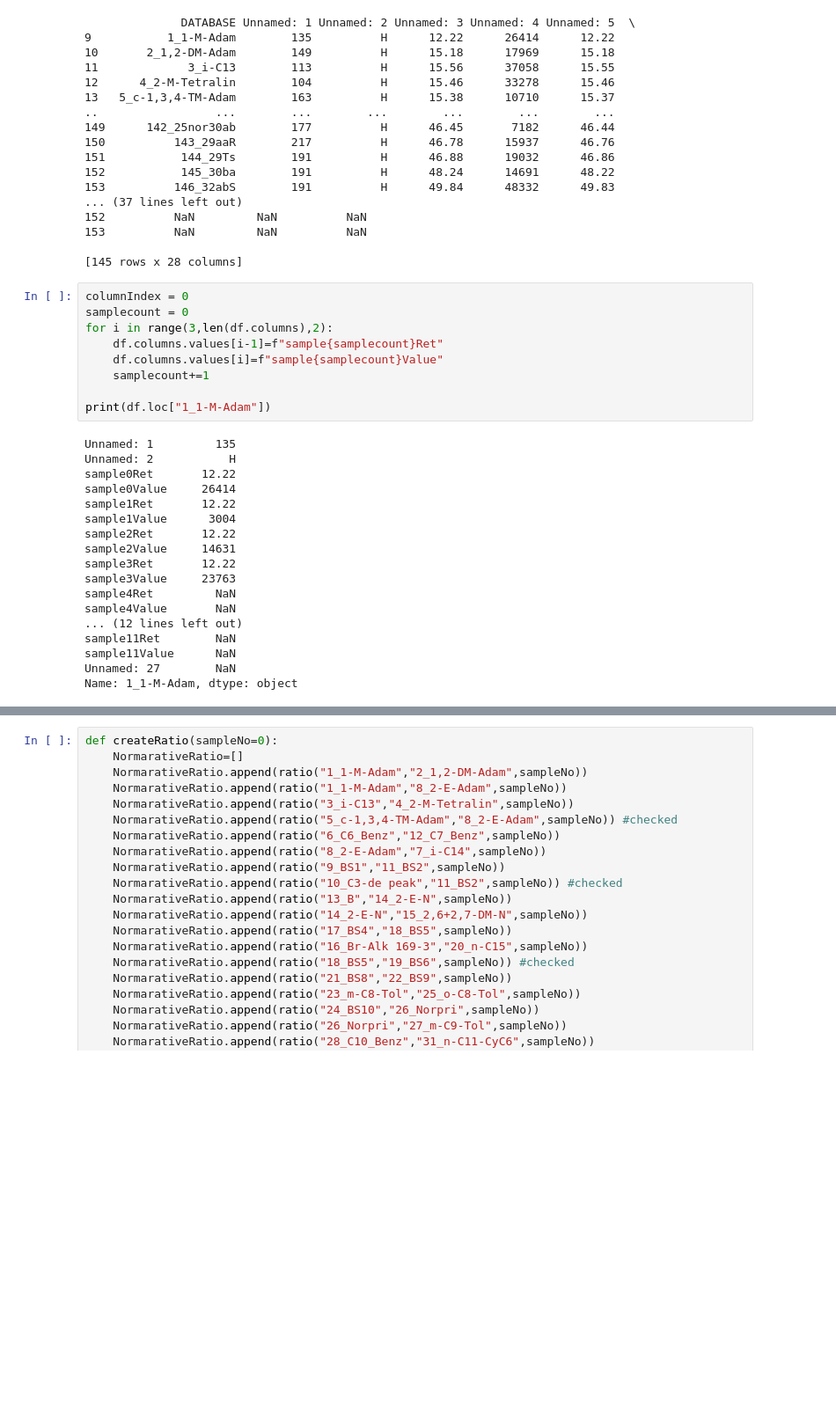
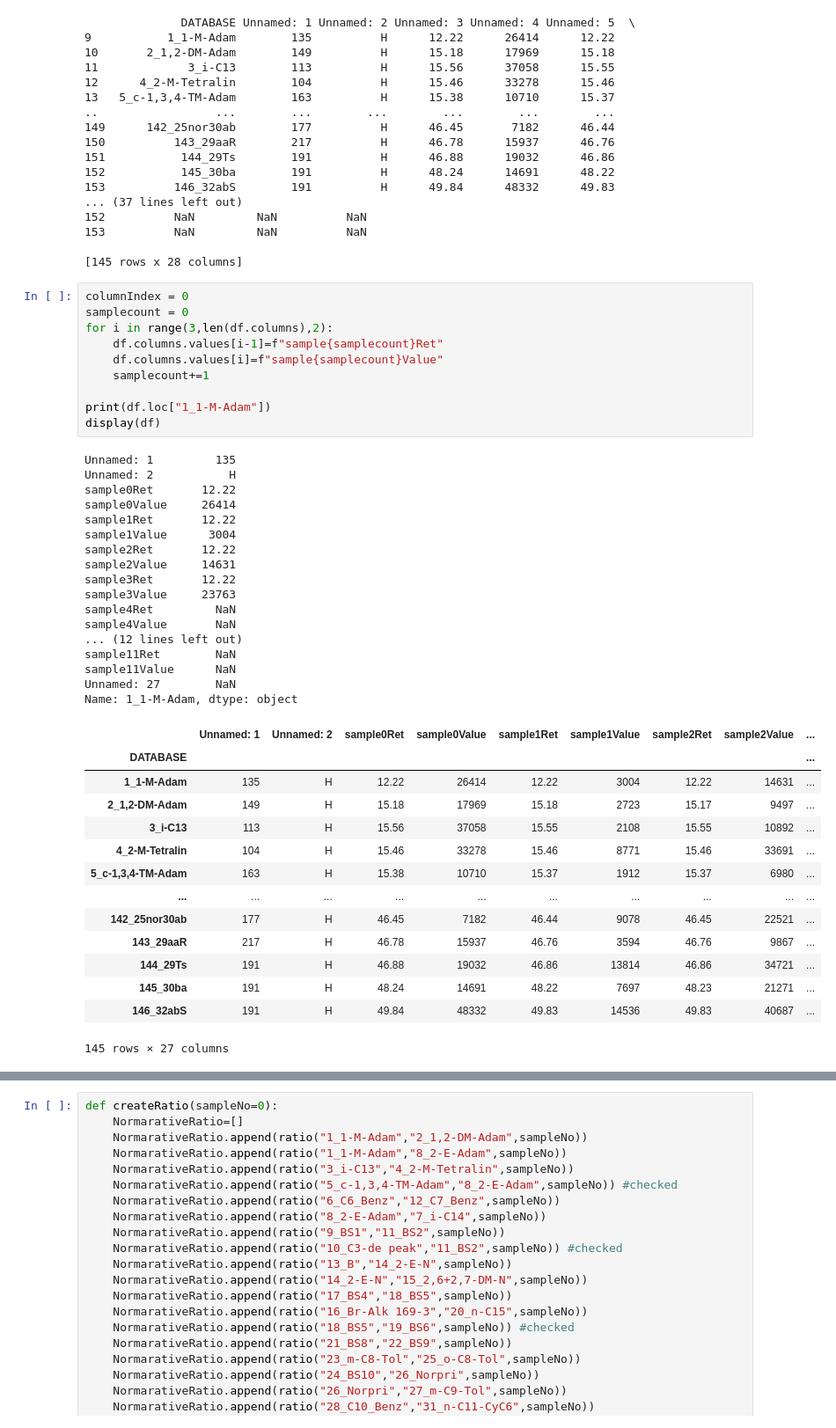
Before and after one commit to hazywho/Python, a Jupyter notebook: ProcessingValuesTest.ipynb, the cells around one changed output, grey strips where cells are left out. Shown: that part at 88% size. Saved outputs shown, nothing was run; the diff lists cells and outputs as text; blank space fills up the shorter version.

```diff
--- a/ProcessingValuesTest.ipynb
+++ b/ProcessingValuesTest.ipynb
@@ -29,30 +29,45 @@ df.set_index("DATABASE",inplace=True)
 # %%
 columnIndex = 0
 samplecount = 0
 for i in range(3,len(df.columns),2):
     df.columns.values[i-1]=f"sample{samplecount}Ret"
     df.columns.values[i]=f"sample{samplecount}Value"
     samplecount+=1
 
 print(df.loc["1_1-M-Adam"])
+display(df)
 # %% [output]
 Unnamed: 1         135
 Unnamed: 2           H
 sample0Ret       12.22
 sample0Value     26414
 sample1Ret       12.22
 sample1Value      3004
 sample2Ret       12.22
 sample2Value     14631
 sample3Ret       12.22
 sample3Value     23763
 sample4Ret         NaN
 sample4Value       NaN
 ... (12 lines left out)
 sample11Ret        NaN
 sample11Value      NaN
 Unnamed: 27        NaN
 Name: 1_1-M-Adam, dtype: object
+|  | Unnamed: 1 | Unnamed: 2 | sample0Ret | sample0Value | sample1Ret | sample1Value | sample2Ret | sample2Value | ... |
+| DATABASE |  |  |  |  |  |  |  |  | ... |
+| 1_1-M-Adam | 135 | H | 12.22 | 26414 | 12.22 | 3004 | 12.22 | 14631 | ... |
+| 2_1,2-DM-Adam | 149 | H | 15.18 | 17969 | 15.18 | 2723 | 15.17 | 9497 | ... |
+| 3_i-C13 | 113 | H | 15.56 | 37058 | 15.55 | 2108 | 15.55 | 10892 | ... |
+| 4_2-M-Tetralin | 104 | H | 15.46 | 33278 | 15.46 | 8771 | 15.46 | 33691 | ... |
+| 5_c-1,3,4-TM-Adam | 163 | H | 15.38 | 10710 | 15.37 | 1912 | 15.37 | 6980 | ... |
+| ... | ... | ... | ... | ... | ... | ... | ... | ... | ... |
+| 142_25nor30ab | 177 | H | 46.45 | 7182 | 46.44 | 9078 | 46.45 | 22521 | ... |
+| 143_29aaR | 217 | H | 46.78 | 15937 | 46.76 | 3594 | 46.76 | 9867 | ... |
+| 144_29Ts | 191 | H | 46.88 | 19032 | 46.86 | 13814 | 46.86 | 34721 | ... |
+| 145_30ba | 191 | H | 48.24 | 14691 | 48.22 | 7697 | 48.23 | 21271 | ... |
+| 146_32abS | 191 | H | 49.84 | 48332 | 49.83 | 14536 | 49.83 | 40687 | ... |
+145 rows × 27 columns
 # %%
 def removeFN(string):
     string=string[string.find("_")+1:]
```
Also changed, not shown: parts of 4 cells of this notebook, 9 other files.
